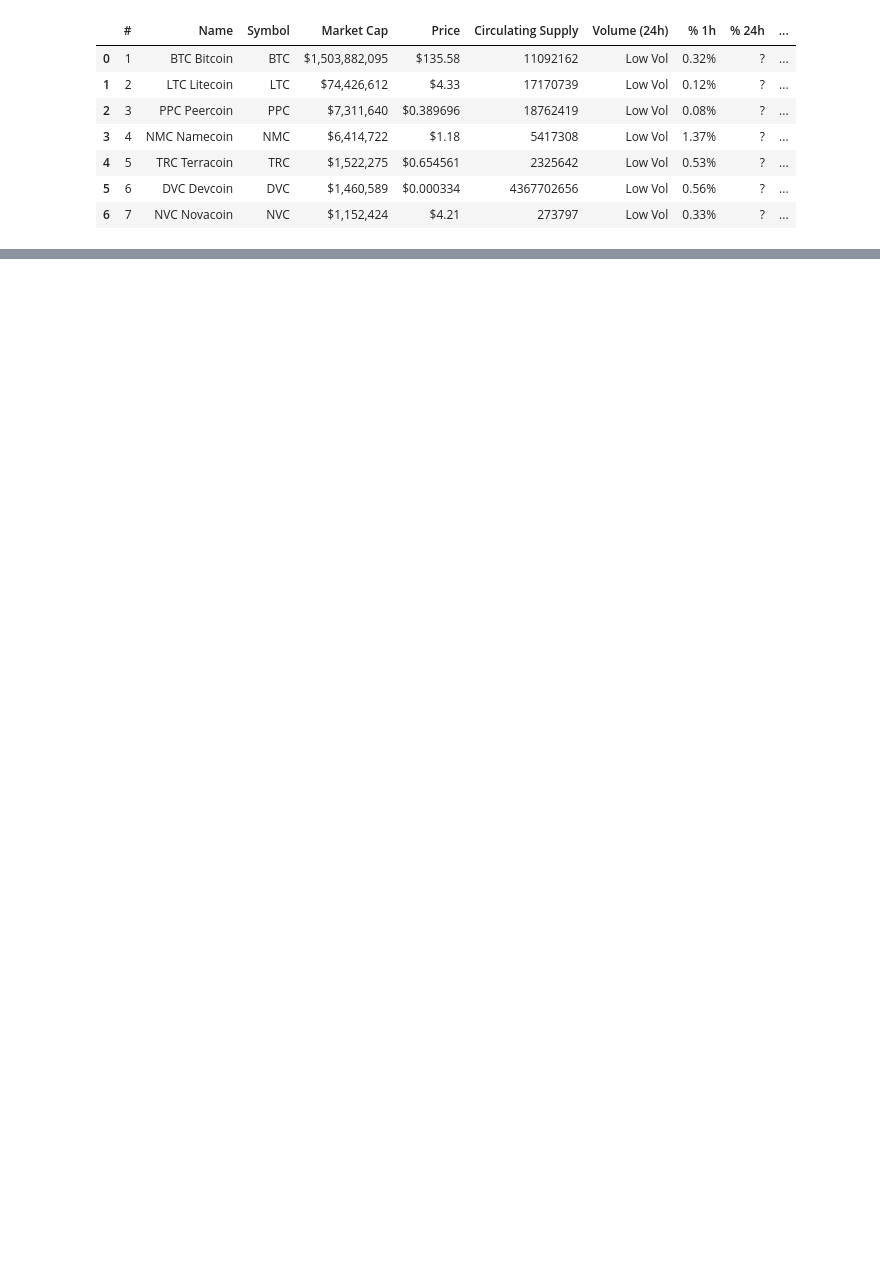
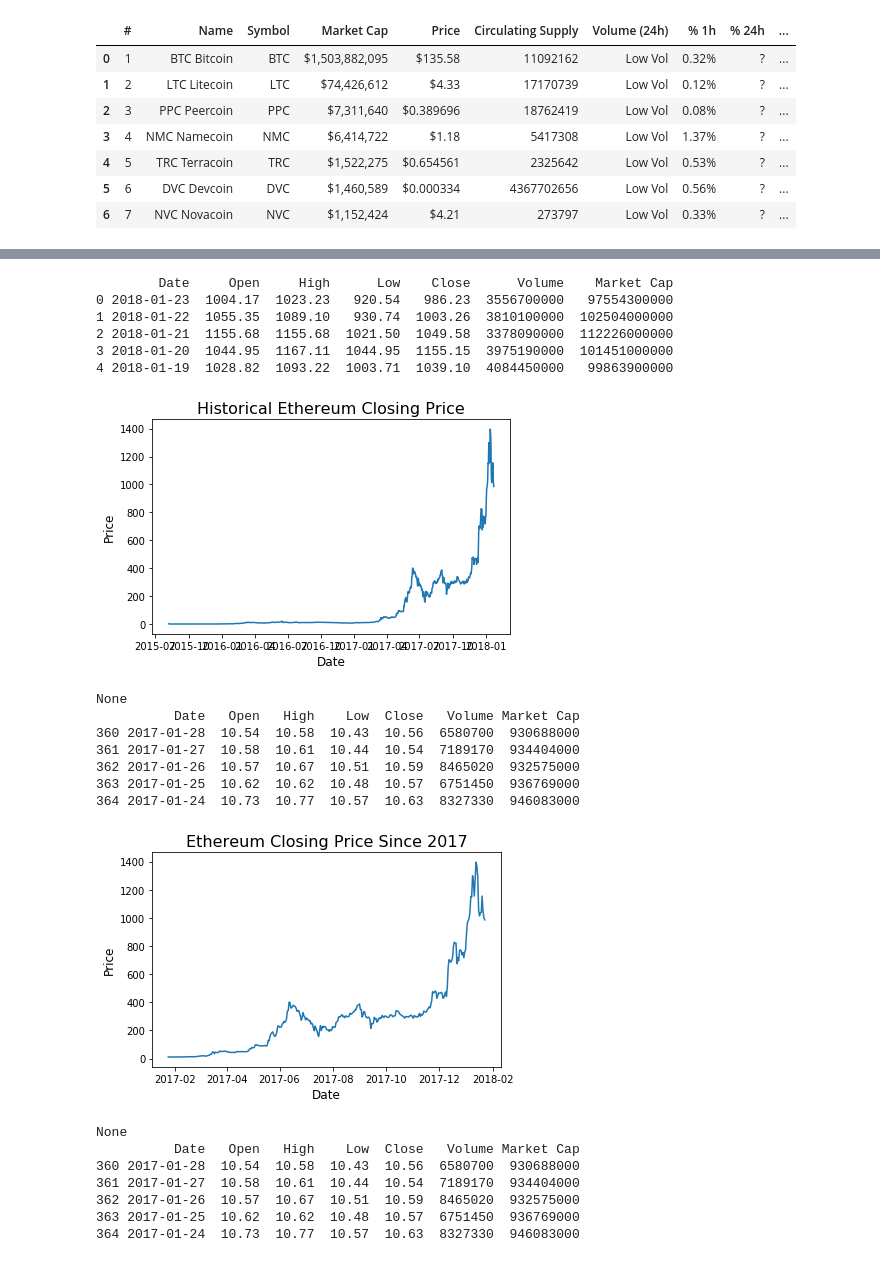
Before and after one commit to cipher813/McMahon_Metis, a Jupyter notebook: Project_2/2_Benson.ipynb, the cells around one changed output, grey strips where cells are left out. Drawn from its saved outputs; the diff is of its cells as text; code cells hidden in the pictures; blank space fills up the shorter version.

```diff
--- a/Project_2/2_Benson.ipynb
+++ b/Project_2/2_Benson.ipynb
@@ -620,40 +628,3 @@ for i in range(int(iterations)+1):
     date = re.split(' ',date)
     date = date[0]
     date_list.append(date)
-# %%
-# use this if no update of .csv required (FASTER)
-# mkt_cap = pd.read_csv('mkt_cap.json')
-# print(mkt_cap)
-
-# BELOW TO UPDATE MKT CAP .csv
-url_a = 'https://coinmarketcap.com/historical/'
-for date in date_list:
-    url = url_a + date
-    response=requests.get(url)
-    page=response.text
-    soup=BeautifulSoup(page,"lxml")
-    tables=soup.find_all("table")
-    rows=[row for row in tables[0].find_all('tr')]
-
-    df = pd.read_html(tables[0].prettify())[0]
-    df = df[['Symbol','Market Cap']]
-    df = df.dropna() # filter out question marks; change question marks to None
-    sm_list = []
-    symbol = df['Symbol']
-    mkt_cap = df['Market Cap']
-    for row in df:
-        mkt_cap[symbol] =
-
-        row = row.replace('?','0')
-        row_adj = int(row.replace('$','').replace(',',''))
-        sm_list.append(row_adj)
-
-    sm = sum(sm_list)
-
-    mkt_cap[date] = sm
-    print(mkt_cap[date])
-
-
-# with open('mkt_cap.json', 'w') as fp:
-#     json.dump(mkt_cap, fp)
-# print(mkt_cap)
@@ -729,33 +758,56 @@ plt.title("Historical Ethereum Closing Price",fontsize=16)
 plt.xlabel('Date', fontsize=12)
 plt.ylabel('Price', fontsize=12)
 plt.tight_layout()
-plt.savefig('HistoricalEthereumPrice.png')
+plt.savefig('charts/HistoricalEthereumPrice.png')
 print(plt.show())
 
 # LTM
 df = df[:365]
 print(df.tail())
 y = pd.Series(df['Close'])
 x = pd.Series(df['Date'])
 
 plt.plot(x,y)
 plt.title("Ethereum Closing Price Since 2017",fontsize=16)
 plt.xlabel('Date', fontsize=12)
 plt.ylabel('Price', fontsize=12)
 plt.tight_layout()
-plt.savefig('EthereumPrice2017.png')
+plt.savefig('charts/EthereumPrice2017.png')
 print(plt.show())
 
 # Last 90 days
 df = df[:365]
 print(df.tail())
 y = pd.Series(df['Close'])
 x = pd.Series(df['Date'])
 
 plt.plot(x,y)
-plt.title("Ethereum Closing Price Since 2017",fontsize=16)
+plt.title("charts/Ethereum Closing Price Since 2017",fontsize=16)
 plt.xlabel('Date', fontsize=12)
 plt.ylabel('Price', fontsize=12)
 plt.tight_layout()
 plt.savefig('EthereumPrice2017.png')
 plt.show()
+# %% [output]
+        Date     Open     High      Low    Close      Volume    Market Cap
+0 2018-01-23  1004.17  1023.23   920.54   986.23  3556700000   97554300000
+1 2018-01-22  1055.35  1089.10   930.74  1003.26  3810100000  102504000000
+2 2018-01-21  1155.68  1155.68  1021.50  1049.58  3378090000  112226000000
+3 2018-01-20  1044.95  1167.11  1044.95  1155.15  3975190000  101451000000
+4 2018-01-19  1028.82  1093.22  1003.71  1039.10  4084450000   99863900000
+[figure, added]
+None
+          Date   Open   High    Low  Close   Volume Market Cap
+360 2017-01-28  10.54  10.58  10.43  10.56  6580700  930688000
+361 2017-01-27  10.58  10.61  10.44  10.54  7189170  934404000
+362 2017-01-26  10.57  10.67  10.51  10.59  8465020  932575000
+363 2017-01-25  10.62  10.62  10.48  10.57  6751450  936769000
+364 2017-01-24  10.73  10.77  10.57  10.63  8327330  946083000
+[figure, added]
+None
+          Date   Open   High    Low  Close   Volume Market Cap
+360 2017-01-28  10.54  10.58  10.43  10.56  6580700  930688000
+361 2017-01-27  10.58  10.61  10.44  10.54  7189170  934404000
+362 2017-01-26  10.57  10.67  10.51  10.59  8465020  932575000
+363 2017-01-25  10.62  10.62  10.48  10.57  6751450  936769000
+364 2017-01-24  10.73  10.77  10.57  10.63  8327330  946083000
```
Also changed, not shown: parts of 22 cells of this notebook, 33 other files.
